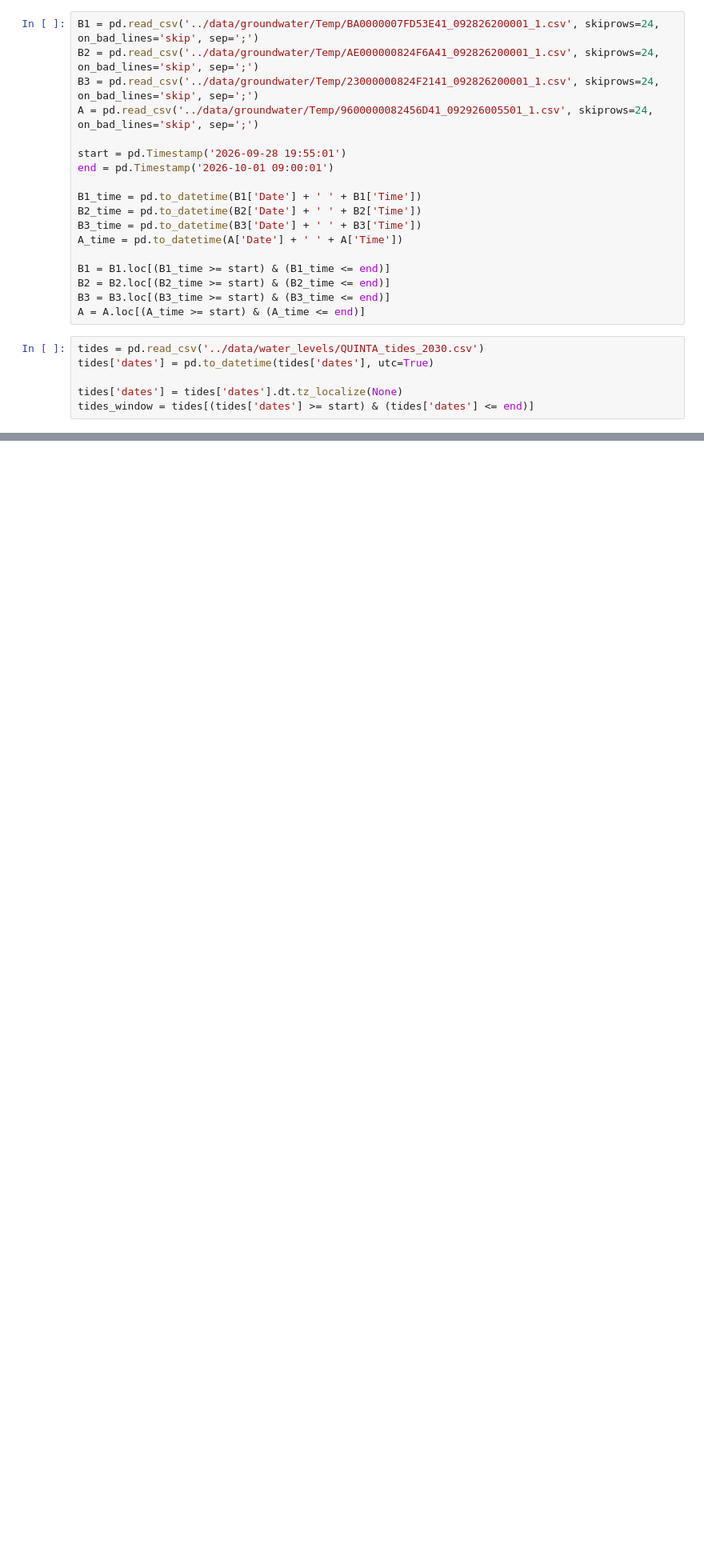
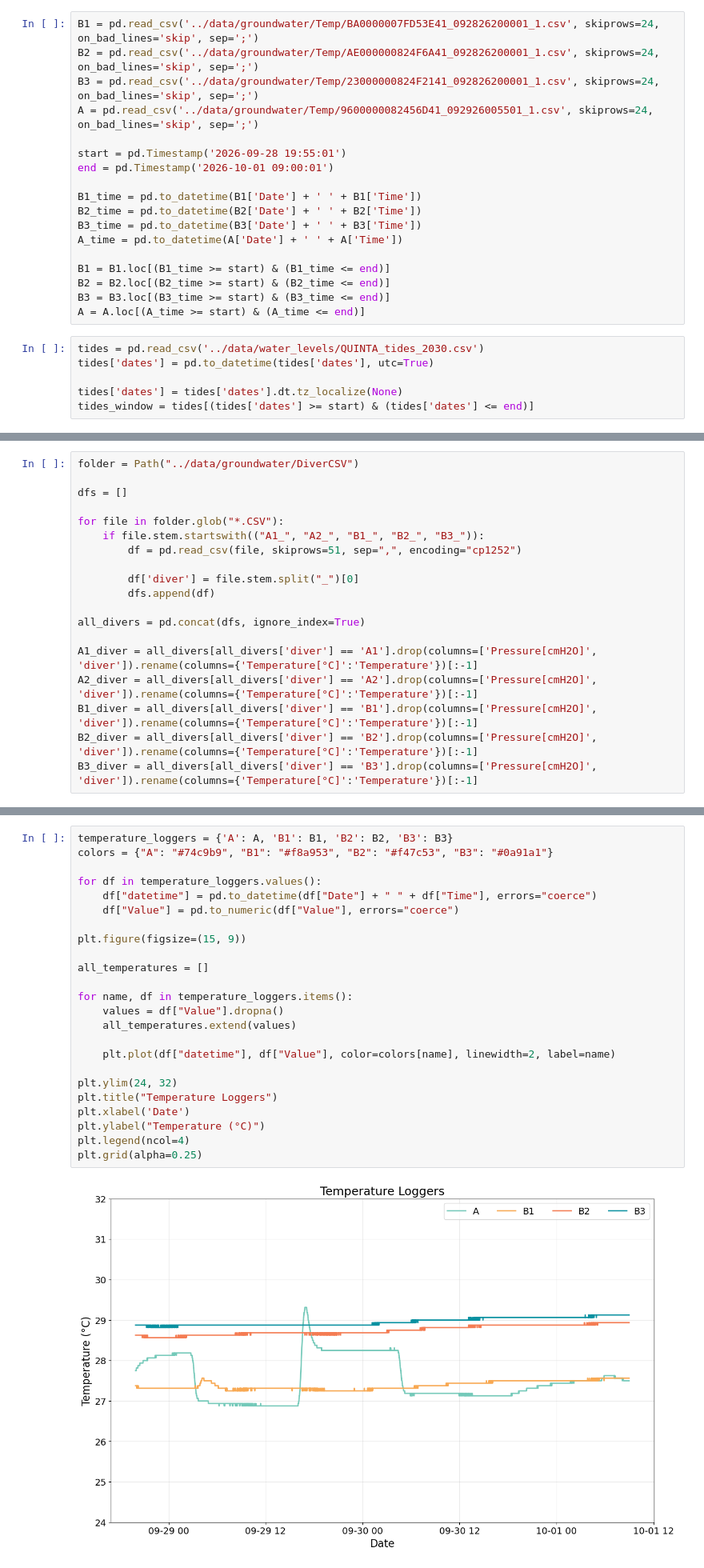
Before and after one commit to mdelemosschaper/quintaplaya, a Jupyter notebook: notebooks/Zoe_Temperature_Analysis.ipynb, the cells around one changed output, grey strips where cells are left out. Shown at 80% size. Saved outputs shown, nothing was run; the diff lists cells and outputs as text; blank space fills up the shorter version.

```diff
--- a/notebooks/Zoe_Temperature_Analysis.ipynb
+++ b/notebooks/Zoe_Temperature_Analysis.ipynb
@@ -66,0 +64,19 @@ plt.tight_layout()
+# %%
+folder = Path("../data/groundwater/DiverCSV")
+
+dfs = []
+
+for file in folder.glob("*.CSV"):
+    if file.stem.startswith(("A1_", "A2_", "B1_", "B2_", "B3_")):
+        df = pd.read_csv(file, skiprows=51, sep=",", encoding="cp1252")
+
+        df['diver'] = file.stem.split("_")[0]
+        dfs.append(df)
+
+all_divers = pd.concat(dfs, ignore_index=True)
+
+A1_diver = all_divers[all_divers['diver'] == 'A1'].drop(columns=['Pressure[cmH2O]', 'diver']).rename(columns={'Temperature[°C]':'Temperature'})[:-1]
+A2_diver = all_divers[all_divers['diver'] == 'A2'].drop(columns=['Pressure[cmH2O]', 'diver']).rename(columns={'Temperature[°C]':'Temperature'})[:-1]
+B1_diver = all_divers[all_divers['diver'] == 'B1'].drop(columns=['Pressure[cmH2O]', 'diver']).rename(columns={'Temperature[°C]':'Temperature'})[:-1]
+B2_diver = all_divers[all_divers['diver'] == 'B2'].drop(columns=['Pressure[cmH2O]', 'diver']).rename(columns={'Temperature[°C]':'Temperature'})[:-1]
+B3_diver = all_divers[all_divers['diver'] == 'B3'].drop(columns=['Pressure[cmH2O]', 'diver']).rename(columns={'Temperature[°C]':'Temperature'})[:-1]
@@ -66,0 +133,26 @@ plt.tight_layout()
+# %%
+temperature_loggers = {'A': A, 'B1': B1, 'B2': B2, 'B3': B3}
+colors = {"A": "#74c9b9", "B1": "#f8a953", "B2": "#f47c53", "B3": "#0a91a1"}
+
+for df in temperature_loggers.values():
+    df["datetime"] = pd.to_datetime(df["Date"] + " " + df["Time"], errors="coerce")
+    df["Value"] = pd.to_numeric(df["Value"], errors="coerce")
+
+plt.figure(figsize=(15, 9))
+
+all_temperatures = []
+
+for name, df in temperature_loggers.items():
+    values = df["Value"].dropna()
+    all_temperatures.extend(values)
+
+    plt.plot(df["datetime"], df["Value"], color=colors[name], linewidth=2, label=name)
+
+plt.ylim(24, 32)
+plt.title("Temperature Loggers")
+plt.xlabel('Date')
+plt.ylabel("Temperature (°C)")
+plt.legend(ncol=4)
+plt.grid(alpha=0.25)
+# %% [output]
+[figure, added]
```
Also changed, not shown: parts of 5 cells of this notebook, 3 other files.
